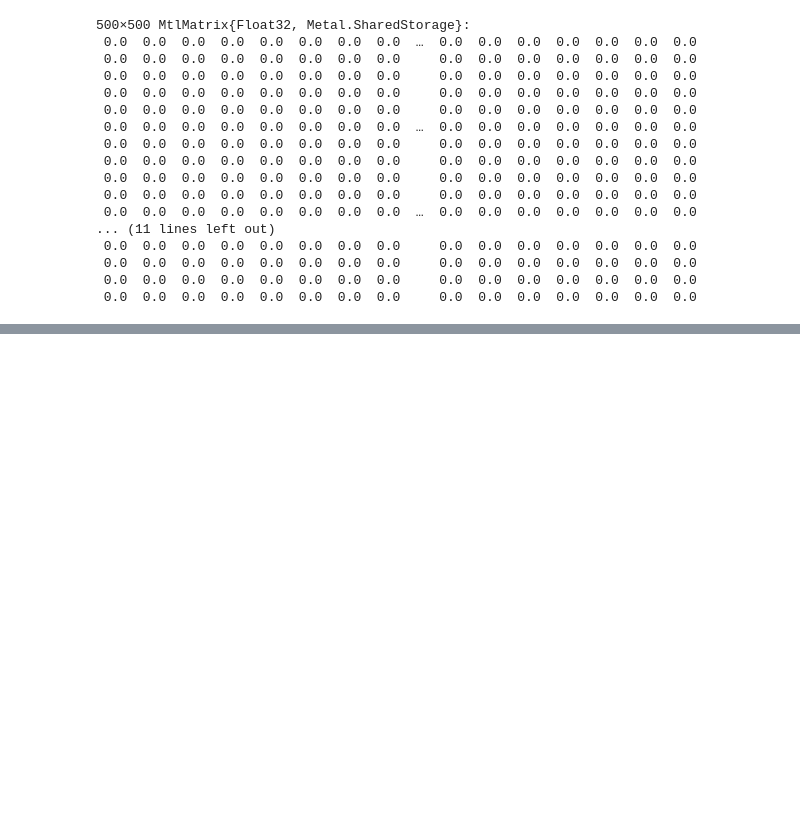
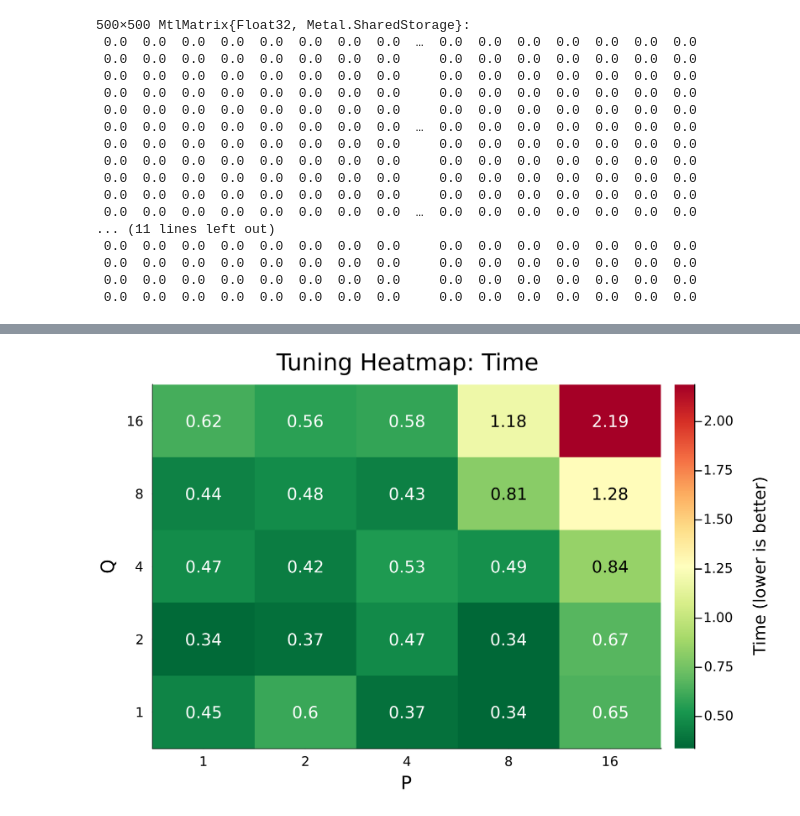
Before and after one commit to fjwillemsen/julia-hpc-tutorial-sc26, a Jupyter notebook: 02-Parallel-Programming/KernelTuner/solved_notebooks/gray-scott.ipynb, the cells around one changed output, grey strips where cells are left out. Saved outputs shown, nothing was run; the diff lists cells and outputs as text; code cells hidden in the pictures; blank space fills up the shorter version.

```diff
--- a/02-Parallel-Programming/KernelTuner/solved_notebooks/gray-scott.ipynb
+++ b/02-Parallel-Programming/KernelTuner/solved_notebooks/gray-scott.ipynb
@@ -374,11 +438,13 @@ arguments = [U1, V1, U2, V2, 0.16f0, 0.08f0, 0.035f0, 0.06f0, 1.0f0, 1.0f0, n, n
 tune_params = [
     ("P", [1, 2, 4, 8, 16]),                    # tile size per work-item along y
     ("Q", [1, 2, 4, 8, 16]),                    # tile size per work-item along x
+    ("block_size_x", [best_wg[1]]),             # keep the best workgroup size from step 1 fixed
+    ("block_size_y", [best_wg[2]]),
 ]
 
-results, env = KernelTuner.tune_kernel(
-    "gs_gpu_kernel_tuned!",
-    get_cell_by_tag("gs_gpu_kernel_tuned"), # we're getting the kernel source code from of this notebook, but normally you would just pass either the string or the filename
+results_ti, env = KernelTuner.tune_kernel(
+    "gs_gpu_kernel_tiled!",
+    get_cell_by_tag("gs_gpu_kernel_tiled"), # we're getting the kernel source code from of this notebook, but normally you would just pass either the string or the filename
     (n, n),
     arguments,
     tune_params,
@@ -388,6 +454,6 @@ results, env = KernelTuner.tune_kernel(
     verbose=true
 )
 
-display(results)
+display(results_ti)
 # %% [output]
 Using: Apple M5 Pro
@@ -426,0 +493,4 @@ P=1, Q=4, block_size_x=16, block_size_y=8, time=0.238ms
+# %%
+plot_heatmap_tuning_results(results_ti, "P", "Q")
+# %% [output]
+[figure, added]
```
Also changed, not shown: parts of 21 cells of this notebook.
